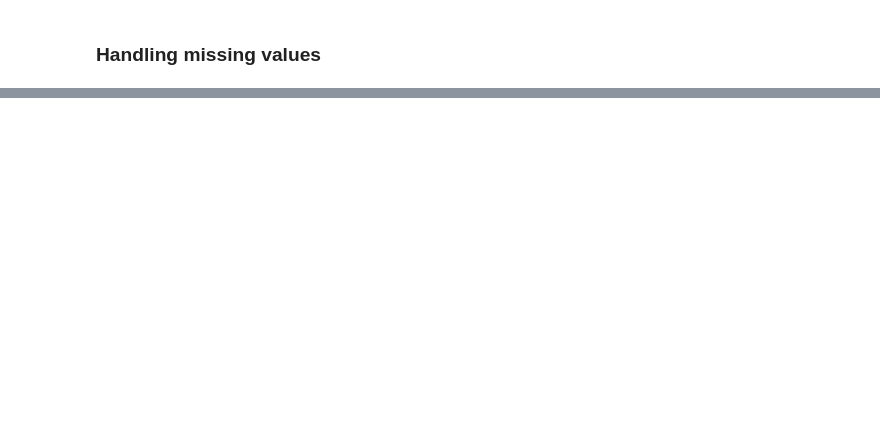
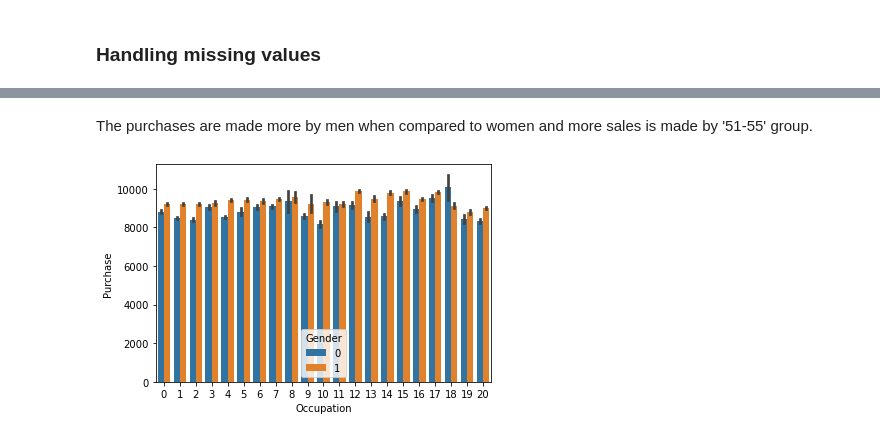
Before and after one commit to Priya-088/Full_Stack_Data_Science, a Jupyter notebook: DS Projects/Black_Friday_EDA_Featuring_Engineering.ipynb, the cells around one changed output, grey strips where cells are left out. Cells and saved outputs as stored; diff of their text form; code cells hidden in the pictures; blank space fills up the shorter version.

```diff
--- a/DS Projects/Black_Friday_EDA_Featuring_Engineering.ipynb
+++ b/DS Projects/Black_Friday_EDA_Featuring_Engineering.ipynb
@@ -250,0 +489,8 @@ df.head(5)
+# %% [markdown]
+The purchases are made more by men when compared to women and more sales is made by '51-55' group.
+# %%
+#Viz of purchase with occupation
+
+sns.barplot('Occupation','Purchase',hue='Gender',data=df);
+# %% [output]
+[figure, added]
```
Also changed, not shown: parts of 42 cells of this notebook.
